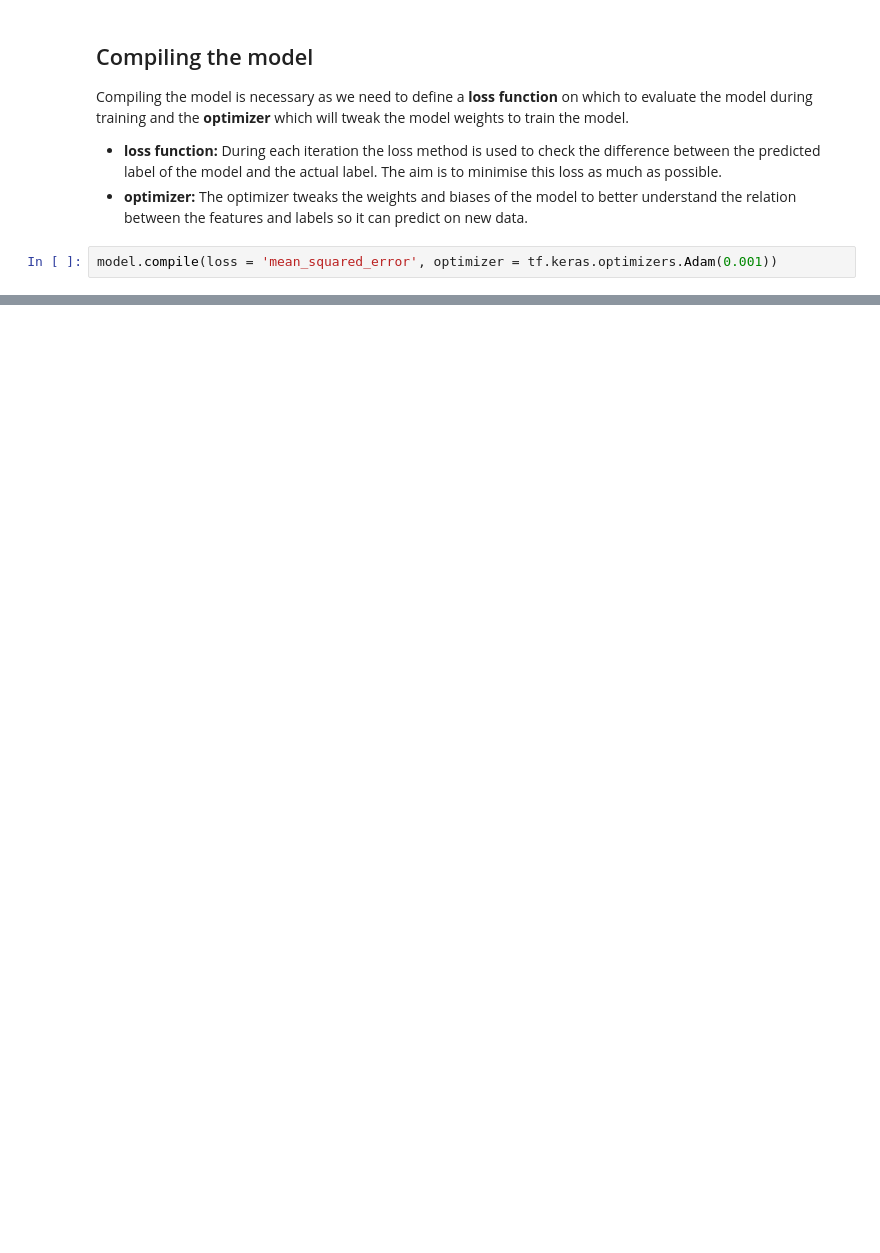
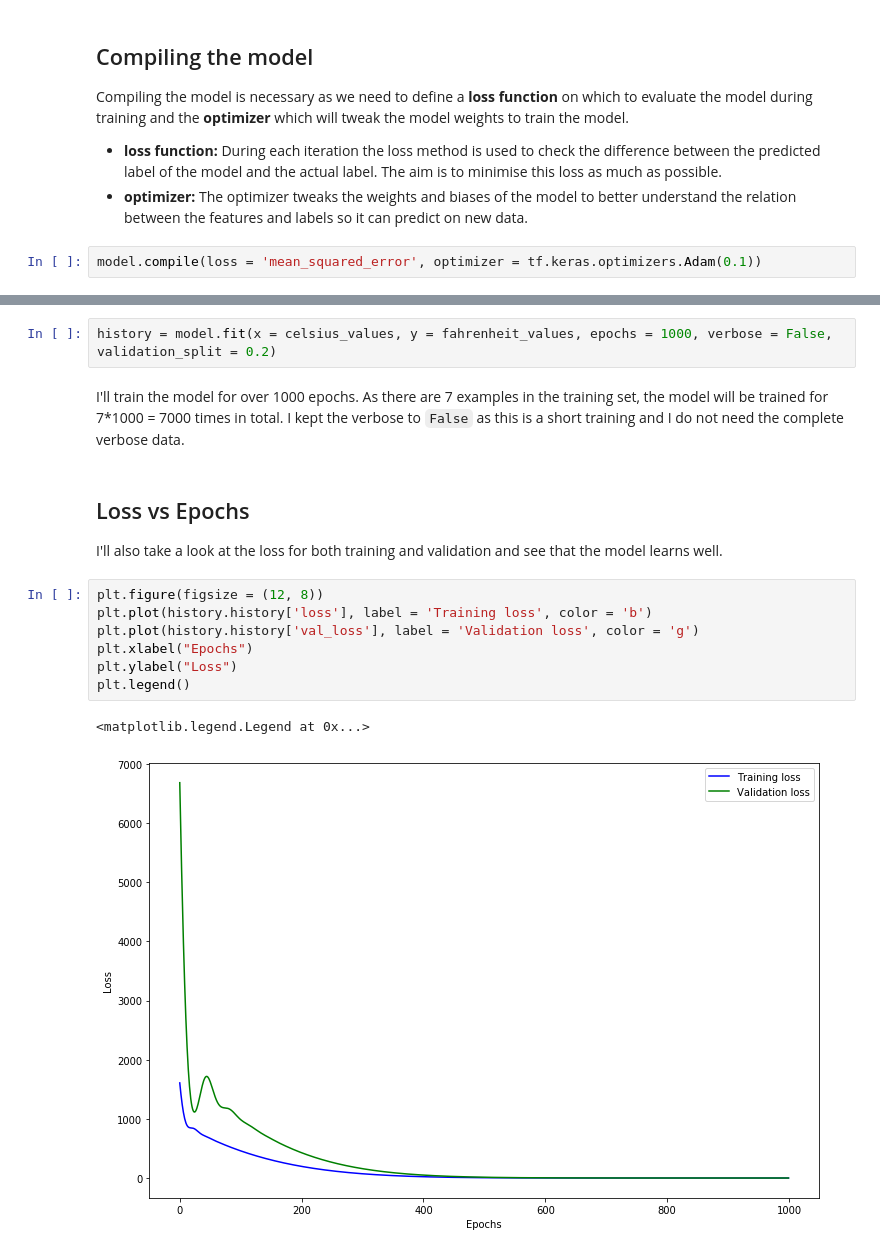
Before and after one commit to murari-goswami/Tensorflow-Course-1, a Jupyter notebook: Converting_Celsius_to_Fahrenheit.ipynb, the cells around one changed output, grey strips where cells are left out. Saved outputs shown, nothing was run; the diff lists cells and outputs as text; blank space fills up the shorter version.

Commit message:
Update temperature model with training and prediction

```diff
--- a/Converting_Celsius_to_Fahrenheit.ipynb
+++ b/Converting_Celsius_to_Fahrenheit.ipynb
@@ -71,5 +79,5 @@ Compiling the model is necessary as we need to define a **loss function** on whi
 - **loss function:** During each iteration the loss method is used to check the difference between the predicted label of the model and the actual label. The aim is to minimise this loss as much as possible.
 - **optimizer:** The optimizer tweaks the weights and biases of the model to better understand the relation between the features and labels so it can predict on new data.
 # %%
-model.compile(loss = 'mean_squared_error', optimizer = tf.keras.optimizers.Adam(0.001))
+model.compile(loss = 'mean_squared_error', optimizer = tf.keras.optimizers.Adam(0.1))
 # %% [markdown]
@@ -78,0 +94,18 @@ I'm using the **mean_squared_error** as the loss function and **Adam** as the op
+# %%
+history = model.fit(x = celsius_values, y = fahrenheit_values, epochs = 1000, verbose = False, validation_split = 0.2)
+# %% [markdown]
+I'll train the model for over 1000 epochs. As there are 7 examples in the training set, the model will be trained for 7*1000 = 7000 times in total. I kept the verbose to `False` as this is a short training and I do not need the complete verbose data.
+# %% [markdown]
+## Loss vs Epochs
+
+I'll also take a look at the loss for both training and validation and see that the model learns well.
+# %%
+plt.figure(figsize = (12, 8))
+plt.plot(history.history['loss'], label = 'Training loss', color = 'b')
+plt.plot(history.history['val_loss'], label = 'Validation loss', color = 'g')
+plt.xlabel("Epochs")
+plt.ylabel("Loss")
+plt.legend()
+# %% [output]
+<matplotlib.legend.Legend at 0x...>
+[figure, added]
```
Also changed, not shown: parts of 12 cells of this notebook.
